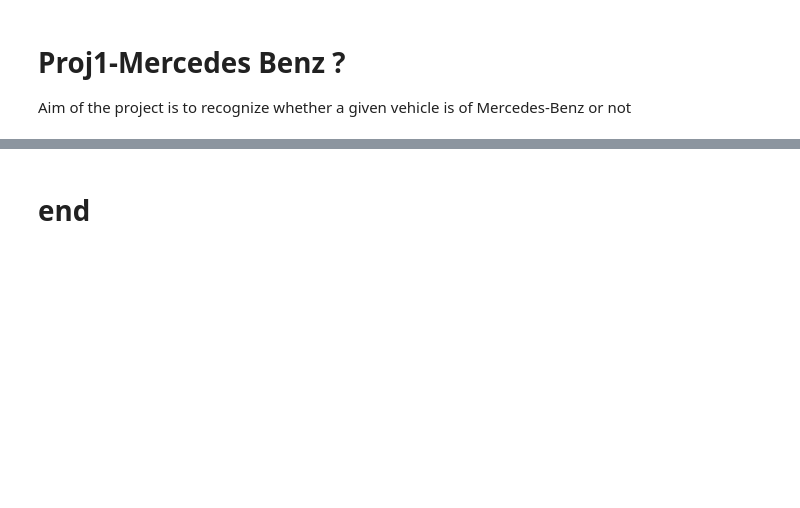
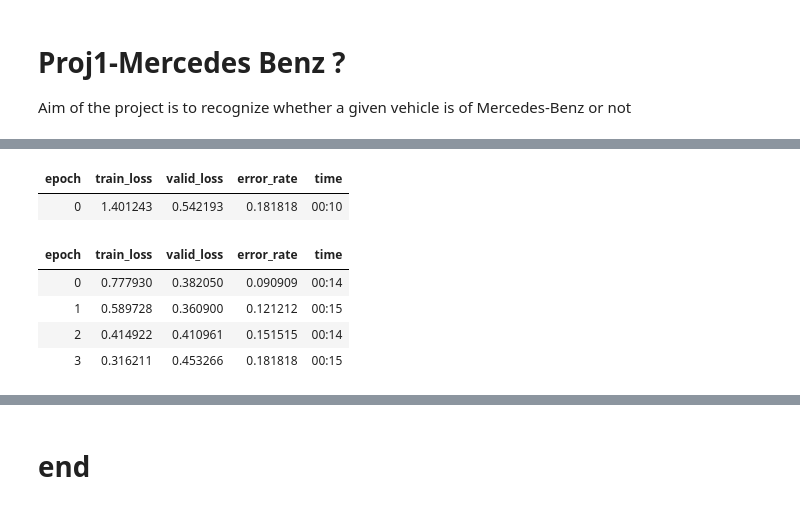
Before and after one commit to indhra/Practical_Deep_learning, a Jupyter notebook: L1-Image_Classification-NN_Notes-more-projs-insights.ipynb, the cells around one changed output, grey strips where cells are left out. Drawn from its saved outputs; the diff is of its cells as text; code cells hidden in the pictures; blank space fills up the shorter version.

```diff
--- a/L1-Image_Classification-NN_Notes-more-projs-insights.ipynb
+++ b/L1-Image_Classification-NN_Notes-more-projs-insights.ipynb
@@ -152,0 +278,12 @@ download_benz = downl
+# %%
+benz_model = vision_learner(data_loaders, resnet18, metrics=error_rate)
+
+benz_model.fine_tune(4)
+# %% [output]
+| epoch | train_loss | valid_loss | error_rate | time |
+| 0 | 1.401243 | 0.542193 | 0.181818 | 00:10 |
+| epoch | train_loss | valid_loss | error_rate | time |
+| 0 | 0.777930 | 0.382050 | 0.090909 | 00:14 |
+| 1 | 0.589728 | 0.360900 | 0.121212 | 00:15 |
+| 2 | 0.414922 | 0.410961 | 0.151515 | 00:14 |
+| 3 | 0.316211 | 0.453266 | 0.181818 | 00:15 |
```
Also changed, not shown: parts of 28 cells of this notebook, 1 other file.
